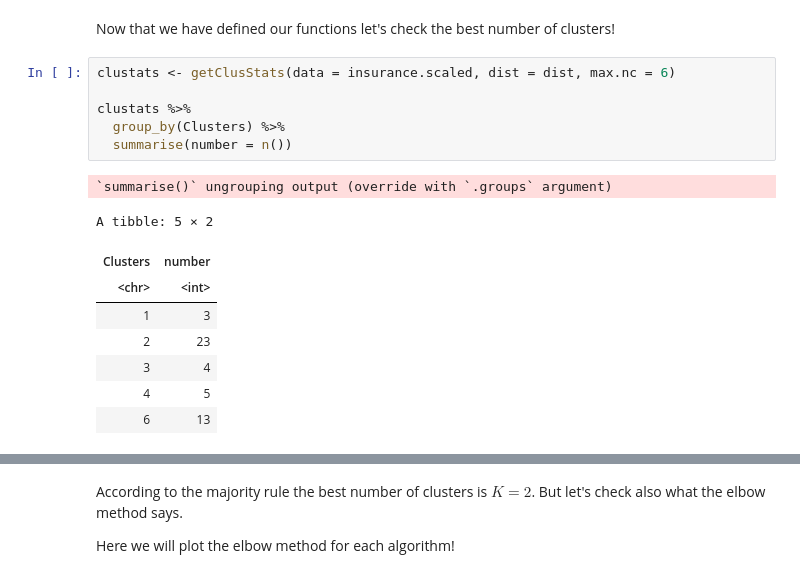
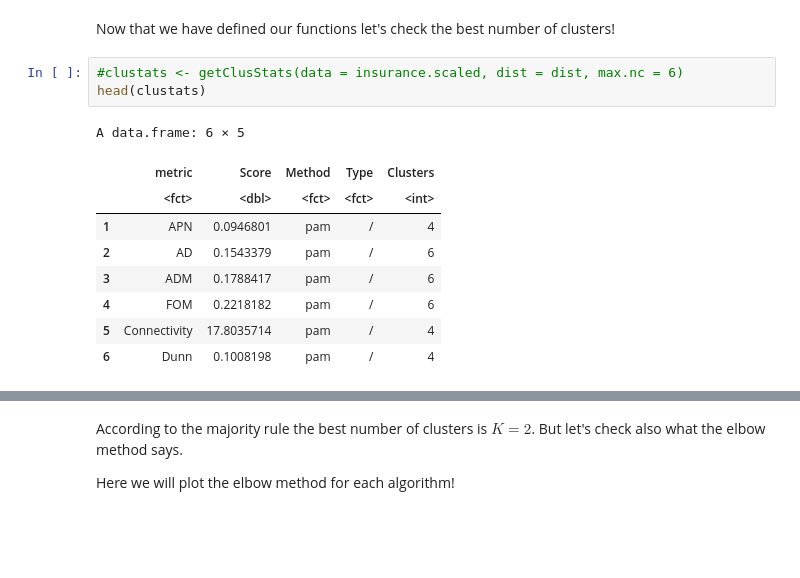
Before and after one commit to biagio-incardona/biagio-incardona.github.io, a Jupyter notebook: Report_Incardona_Biagio.ipynb, the cells around one changed output, grey strips where cells are left out. Saved outputs shown, nothing was run; the diff lists cells and outputs as text; blank space fills up the shorter version.

```diff
--- a/Report_Incardona_Biagio.ipynb
+++ b/Report_Incardona_Biagio.ipynb
@@ -1182,18 +1149,15 @@ getmode <- function(v) {
 # %% [markdown]
 Now that we have defined our functions let's check the best number of clusters!
 # %%
-clustats <- getClusStats(data = insurance.scaled, dist = dist, max.nc = 6)
-
-clustats %>%
-  group_by(Clusters) %>%
-  summarise(number = n())
+#clustats <- getClusStats(data = insurance.scaled, dist = dist, max.nc = 6)
+head(clustats)
 # %% [output]
-`summarise()` ungrouping output (override with `.groups` argument)
+A data.frame: 6 × 5
-A tibble: 5 × 2
-| Clusters | number |
-| <chr> | <int> |
-| 1 | 3 |
-| 2 | 23 |
-| 3 | 4 |
-| 4 | 5 |
-| 6 | 13 |
+|  | metric | Score | Method | Type | Clusters |
+|  | <fct> | <dbl> | <fct> | <fct> | <int> |
+| 1 | APN | 0.0946801 | pam | / | 4 |
+| 2 | AD | 0.1543379 | pam | / | 6 |
+| 3 | ADM | 0.1788417 | pam | / | 6 |
+| 4 | FOM | 0.2218182 | pam | / | 6 |
+| 5 | Connectivity | 17.8035714 | pam | / | 4 |
+| 6 | Dunn | 0.1008198 | pam | / | 4 |
```
Also changed, not shown: parts of 10 cells of this notebook.
